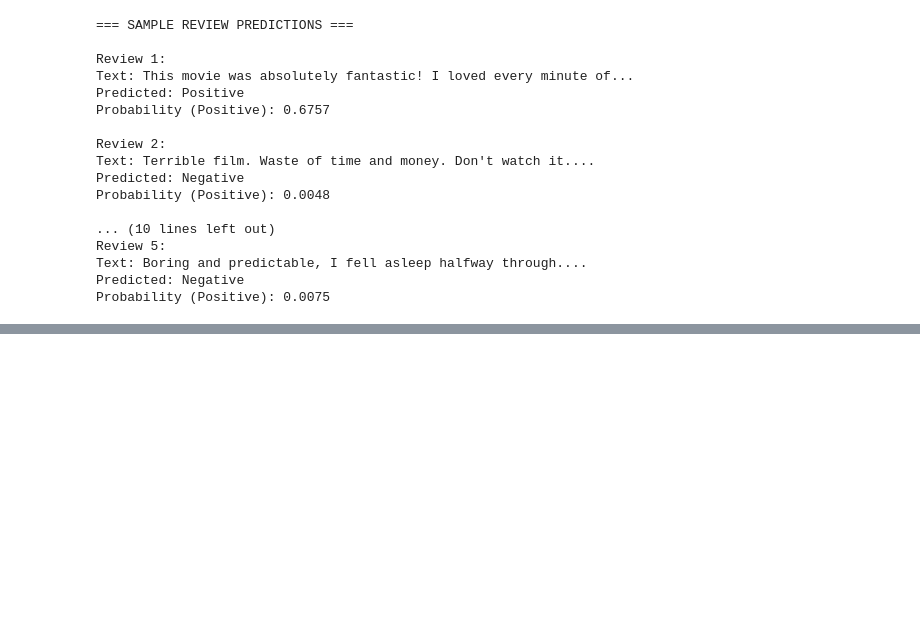
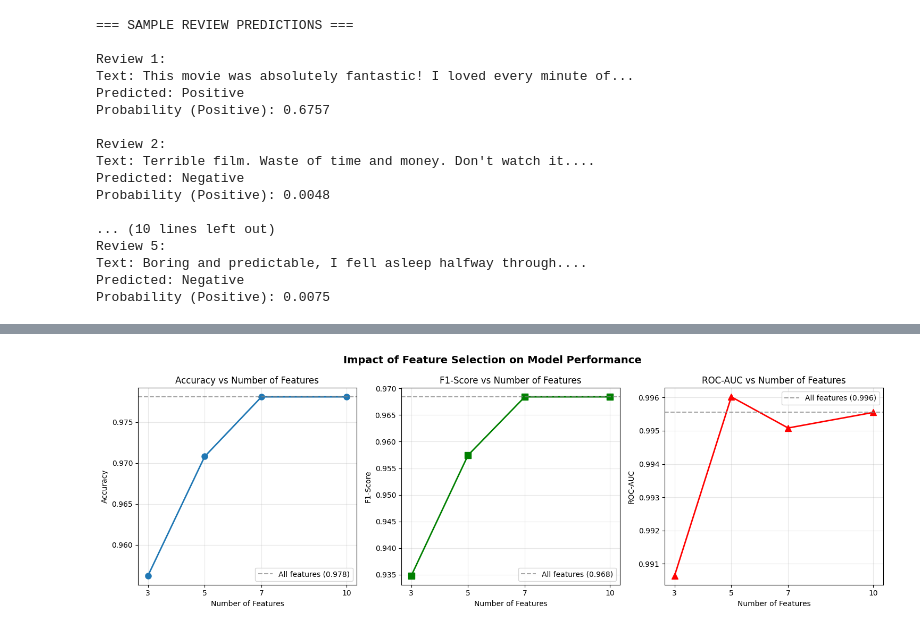
Before and after one commit to Dipesh0987/Concepts-and-Technologies-of-AI, a Jupyter notebook: DipeshKishorChhetri_worksheet10.ipynb, the cells around one changed output, grey strips where cells are left out. Cells and saved outputs as stored; diff of their text form; code cells hidden in the pictures; blank space fills up the shorter version.

```diff
--- a/DipeshKishorChhetri_worksheet10.ipynb
+++ b/DipeshKishorChhetri_worksheet10.ipynb
@@ -389,0 +1017,47 @@ Probability (Positive): 0.0075
+# %%
+# Visualize the experiment results
+fig, axes = plt.subplots(1, 3, figsize=(15, 5))
+
+# Plot 1: Accuracy vs Number of Features
+axes[0].plot(results_df['n_features'], results_df['accuracy'],
+            marker='o', linestyle='-', linewidth=2, markersize=8)
+axes[0].set_xlabel('Number of Features')
+axes[0].set_ylabel('Accuracy')
+axes[0].set_title('Accuracy vs Number of Features')
+axes[0].grid(True, alpha=0.3)
+axes[0].set_xticks(results_df['n_features'])
+
+# Plot 2: F1-Score vs Number of Features
+axes[1].plot(results_df['n_features'], results_df['f1_score'],
+            marker='s', linestyle='-', linewidth=2, markersize=8, color='green')
+axes[1].set_xlabel('Number of Features')
+axes[1].set_ylabel('F1-Score')
+axes[1].set_title('F1-Score vs Number of Features')
+axes[1].grid(True, alpha=0.3)
+axes[1].set_xticks(results_df['n_features'])
+
+# Plot 3: ROC-AUC vs Number of Features
+axes[2].plot(results_df['n_features'], results_df['roc_auc'],
+            marker='^', linestyle='-', linewidth=2, markersize=8, color='red')
+axes[2].set_xlabel('Number of Features')
+axes[2].set_ylabel('ROC-AUC')
+axes[2].set_title('ROC-AUC vs Number of Features')
+axes[2].grid(True, alpha=0.3)
+axes[2].set_xticks(results_df['n_features'])
+
+# Add horizontal line for all features performance
+axes[0].axhline(y=accuracy_all, color='gray', linestyle='--', alpha=0.7,
+               label=f'All features ({accuracy_all:.3f})')
+axes[1].axhline(y=f1_all, color='gray', linestyle='--', alpha=0.7,
+               label=f'All features ({f1_all:.3f})')
+axes[2].axhline(y=roc_auc_all, color='gray', linestyle='--', alpha=0.7,
+               label=f'All features ({roc_auc_all:.3f})')
+
+for ax in axes:
+    ax.legend()
+
+plt.suptitle('Impact of Feature Selection on Model Performance', fontsize=14, fontweight='bold')
+plt.tight_layout()
+plt.show()
+# %% [output]
+[figure, added]
```
Also changed, not shown: parts of 18 cells of this notebook.
